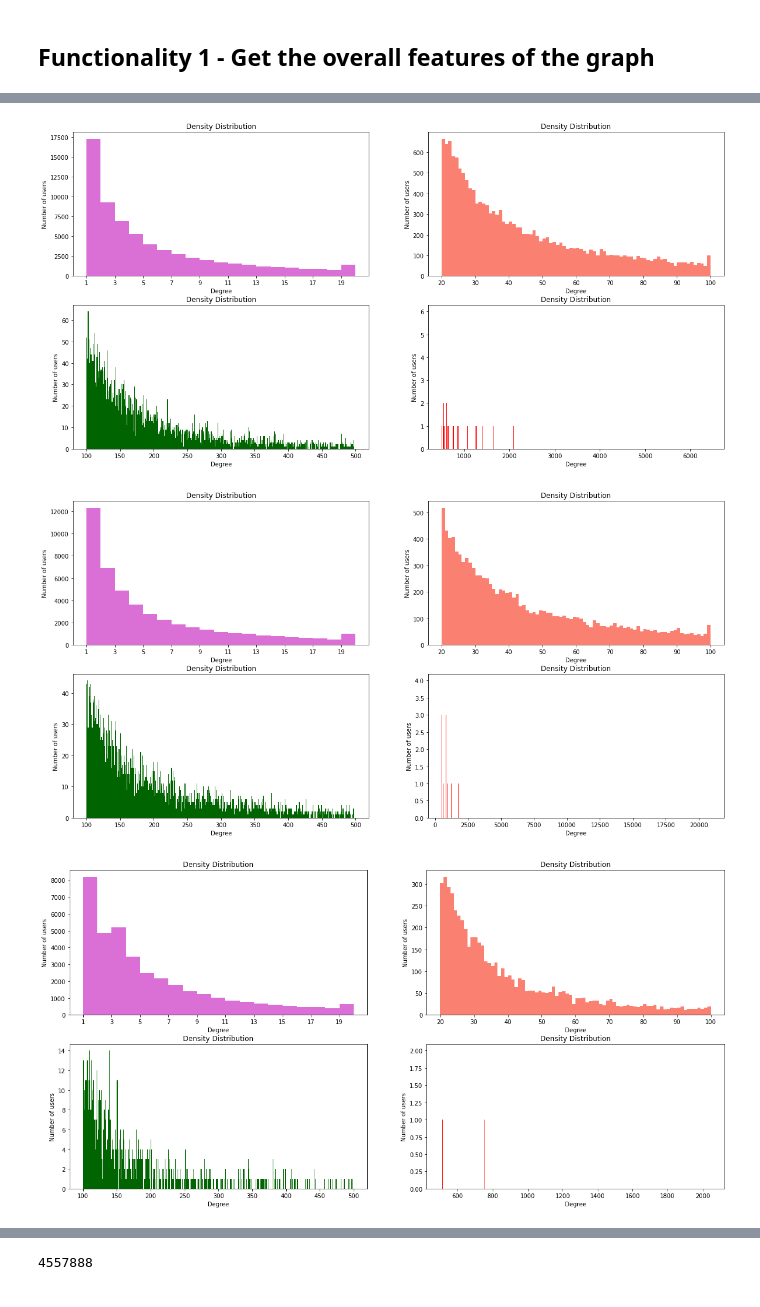
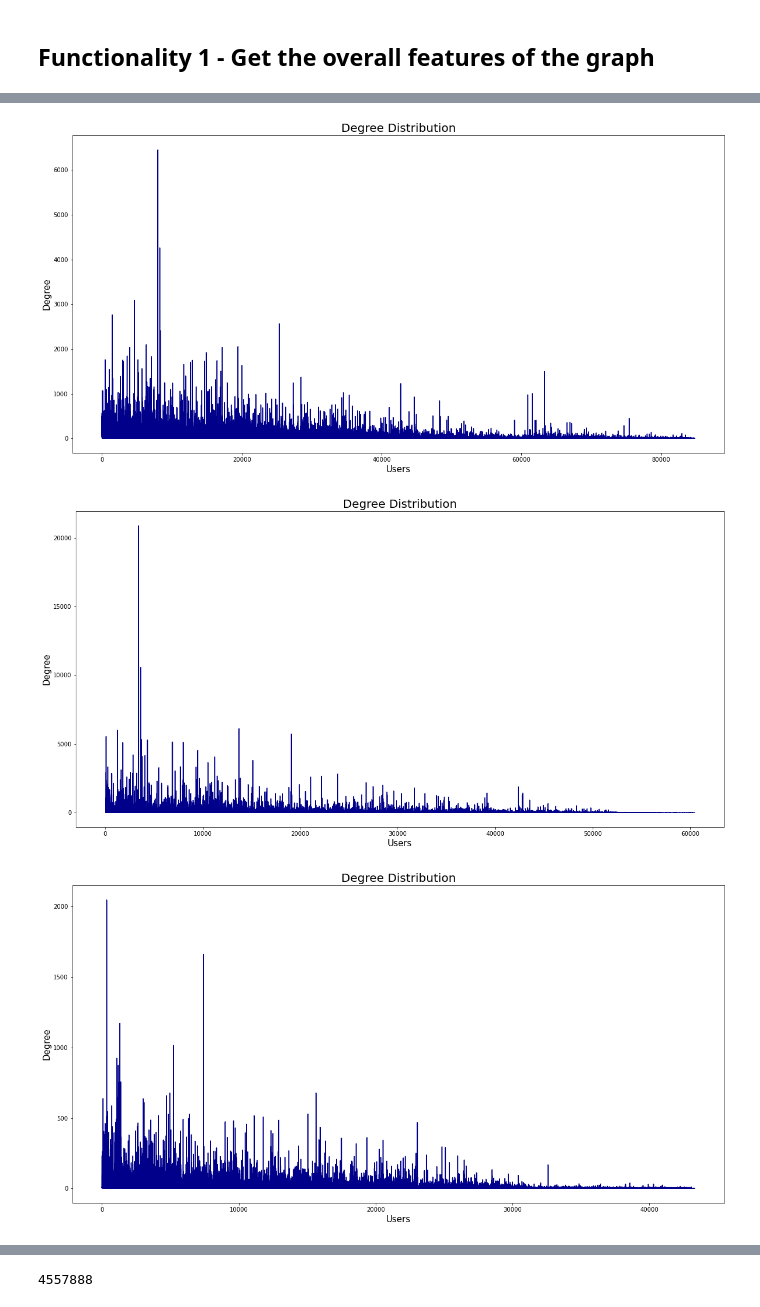
Before and after one commit to michele1783/ADM-HW5, a Jupyter notebook: test-Ame.ipynb, the cells around one changed output, grey strips where cells are left out. Saved outputs shown, nothing was run; the diff lists cells and outputs as text; code cells hidden in the pictures.

Commit message:
visualization

```diff
--- a/test-Ame.ipynb
+++ b/test-Ame.ipynb
@@ -385,12 +314,12 @@ print(tabulate(table_3, headers = 'firstrow', tablefmt = 'fancy_grid'))
 # %%
-fun_1.fig(degree_1)
+fun_1.fig_plot(degree_1)
 # %% [output]
-[figure, old version]
+[figure, new version]
 # %%
-fun_1.fig(degree_2)
+fun_1.fig_plot(degree_2)
 # %% [output]
-[figure, old version]
+[figure, new version]
 # %%
-fun_1.fig(degree_3)
+fun_1.fig_plot(degree_3)
 # %% [output]
-[figure, old version]
+[figure, new version]
```
Also changed, not shown: parts of 22 cells of this notebook.
